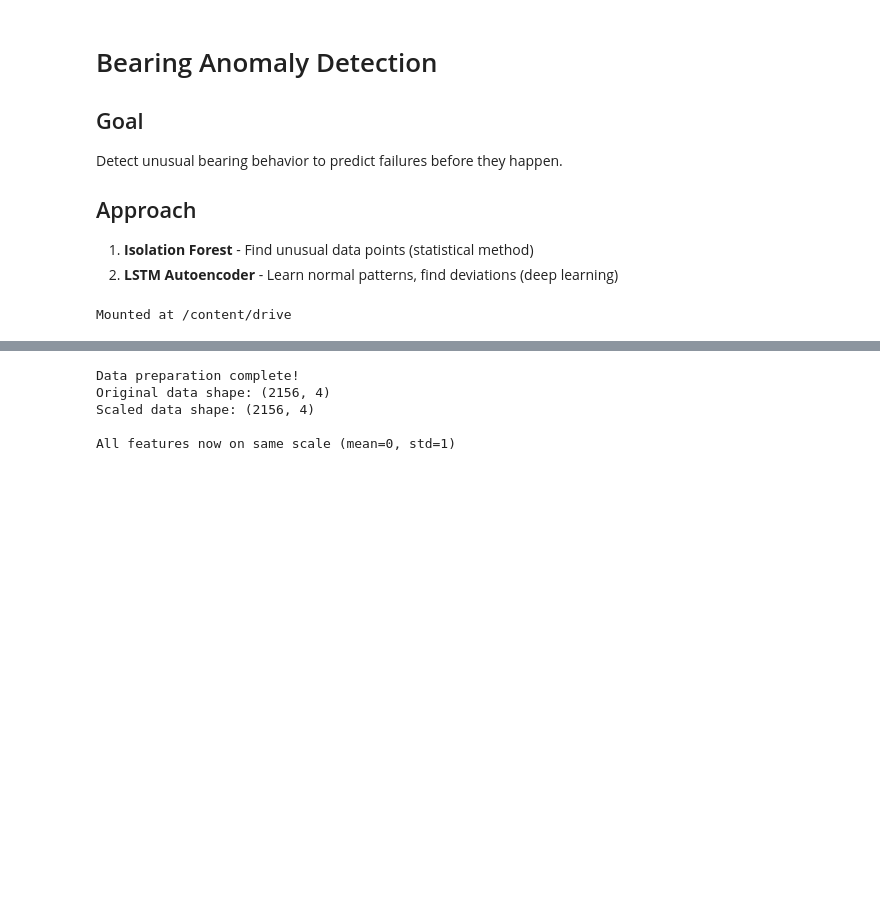
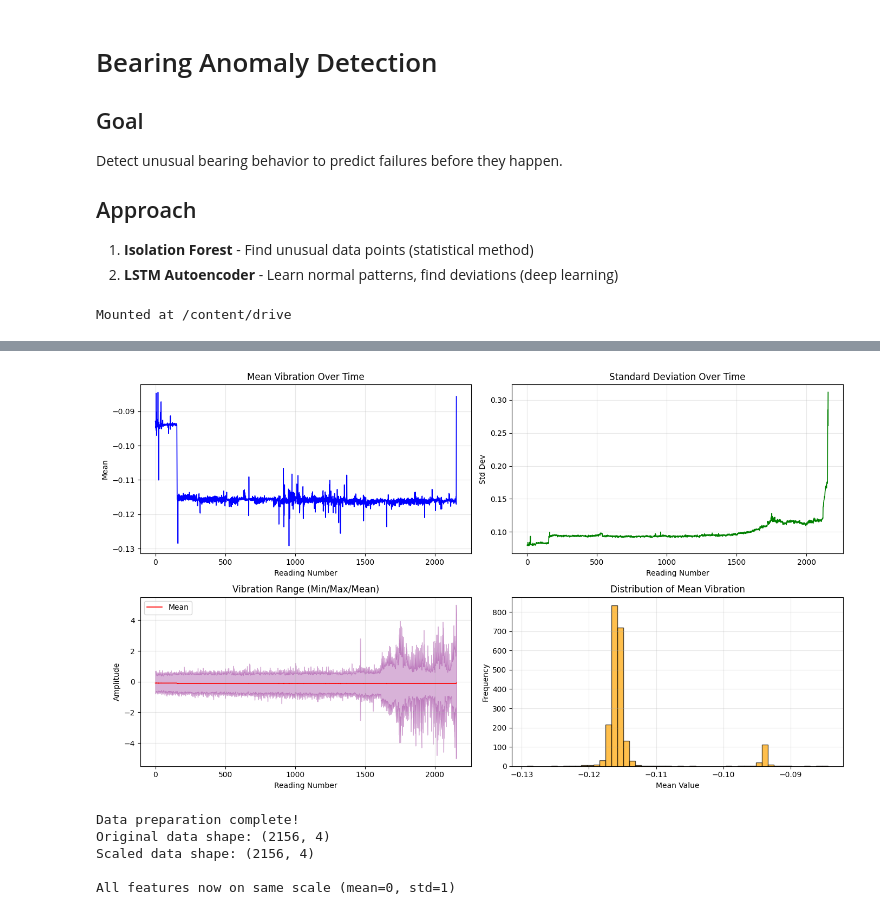
Before and after one commit to Poorvi4-art/Time_series_anamoly_detection, a Jupyter notebook: Bearing_Anomaly_Detection_LSTM_AE__IF.ipynb, the cells around one changed output, grey strips where cells are left out. Cells and saved outputs as stored; diff of their text form; code cells hidden in the pictures; blank space fills up the shorter version.

```diff
--- a/Bearing_Anomaly_Detection_LSTM_AE__IF.ipynb
+++ b/Bearing_Anomaly_Detection_LSTM_AE__IF.ipynb
@@ -116,0 +87,66 @@ Observation: Look for sudden spikes or trends
+# %%
+print("\\nStatistics:\\n")
+print(df[['mean', 'std_dev', 'min', 'max']].describe())
+
+# Trend analysis
+mean_start = df['mean'].iloc[:100].mean()
+mean_end = df['mean'].iloc[-100:].mean()
+mean_change = ((mean_end - mean_start) / abs(mean_start)) * 100
+
+if abs(mean_change) > 5:
+    print(f"\nMean vibration changed by {mean_change:.1f}%")
+    if mean_change > 0:
+        print("INCREASING trend (possible degradation)")
+    else:
+        print("DECREASING trend (less common)")
+else:
+    print("\nMean vibration: STABLE")
+
+# Variability check
+if df['std_dev'].max() > 2 * df['std_dev'].median():
+    print("\nHigh variability detected → unstable periods exist")
+else:
+    print("\nVariability: consistent")
+
+# Extreme values
+outlier_mean = df[df['mean'] > df['mean'].mean() + 3*df['mean'].std()]
+if len(outlier_mean) > 0:
+    print(f"\n{len(outlier_mean)} extreme mean values detected")
+
+
+# Visualization
+fig, axes = plt.subplots(2, 2, figsize=(14, 8))
+
+# Plot 1: Mean over time
+axes[0, 0].plot(df.index, df['mean'], linewidth=1.2, color='blue')
+axes[0, 0].set_title('Mean Vibration Over Time')
+axes[0, 0].set_xlabel('Reading Number')
+axes[0, 0].set_ylabel('Mean')
+axes[0, 0].grid(True, alpha=0.3)
+
+# Plot 2: Std dev over time
+axes[0, 1].plot(df.index, df['std_dev'], linewidth=1.2, color='green')
+axes[0, 1].set_title('Standard Deviation Over Time')
+axes[0, 1].set_xlabel('Reading Number')
+axes[0, 1].set_ylabel('Std Dev')
+axes[0, 1].grid(True, alpha=0.3)
+
+# Plot 3: Min/Max range
+axes[1, 0].fill_between(df.index, df['min'], df['max'], alpha=0.3, color='purple')
+axes[1, 0].plot(df.index, df['mean'], linewidth=1.2, color='red', label='Mean')
+axes[1, 0].set_title('Vibration Range (Min/Max/Mean)')
+axes[1, 0].set_xlabel('Reading Number')
+axes[1, 0].set_ylabel('Amplitude')
+axes[1, 0].legend()
+axes[1, 0].grid(True, alpha=0.3)
+
+# Plot 4: Distribution of mean
+axes[1, 1].hist(df['mean'], bins=50, color='orange', edgecolor='black', alpha=0.7)
+axes[1, 1].set_title('Distribution of Mean Vibration')
+axes[1, 1].set_xlabel('Mean Value')
+axes[1, 1].set_ylabel('Frequency')
+axes[1, 1].grid(True, alpha=0.3)
+
+plt.tight_layout()
+plt.show()
+# %% [output]
@@ -117,3 +170,4 @@ Observation: Look for sudden spikes or trends
+[figure, added]
 # %%
 # Step 1: Select features to use
 features_needed = ['mean', 'std_dev', 'min', 'max']
```
Also changed, not shown: parts of 11 cells of this notebook.
